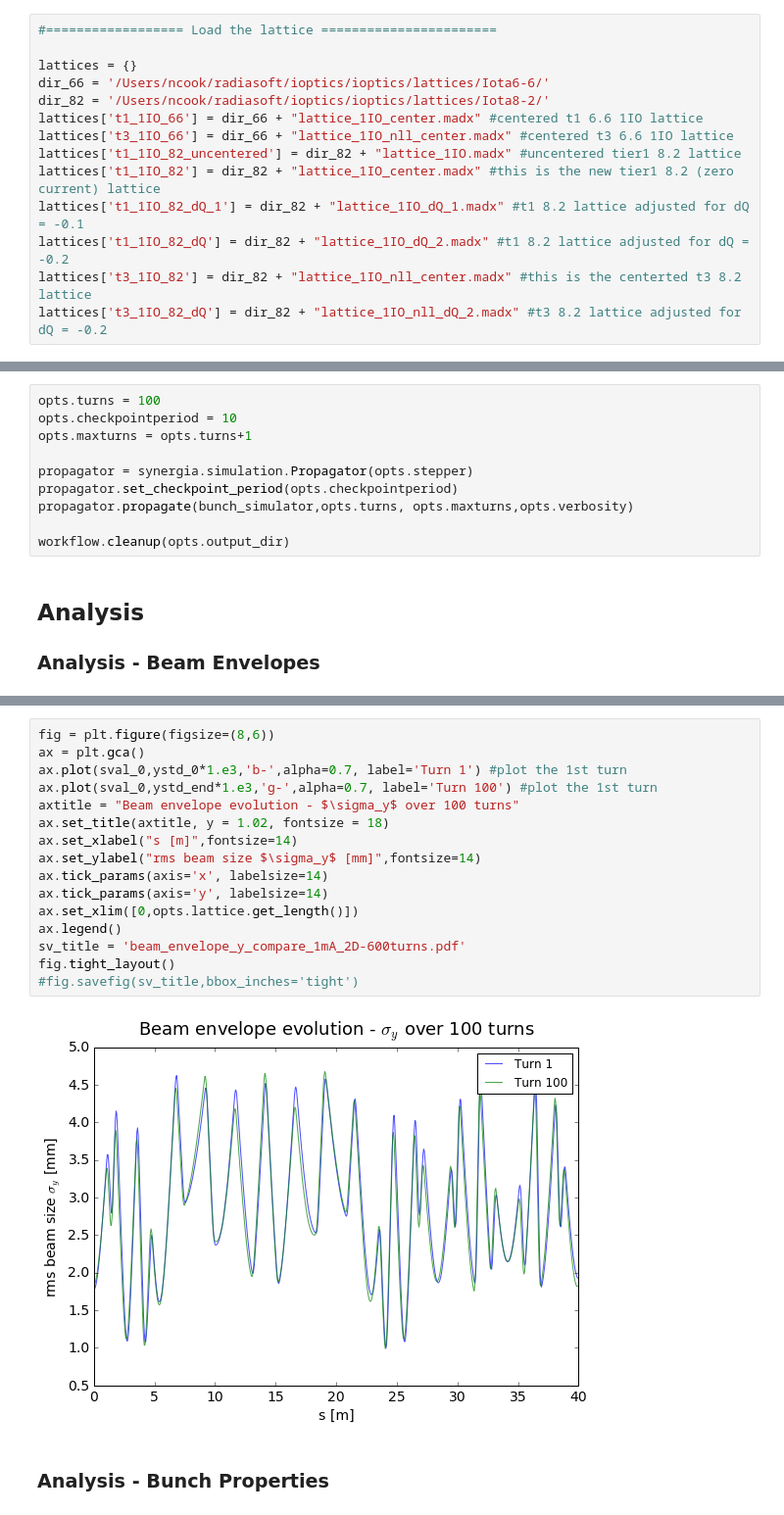
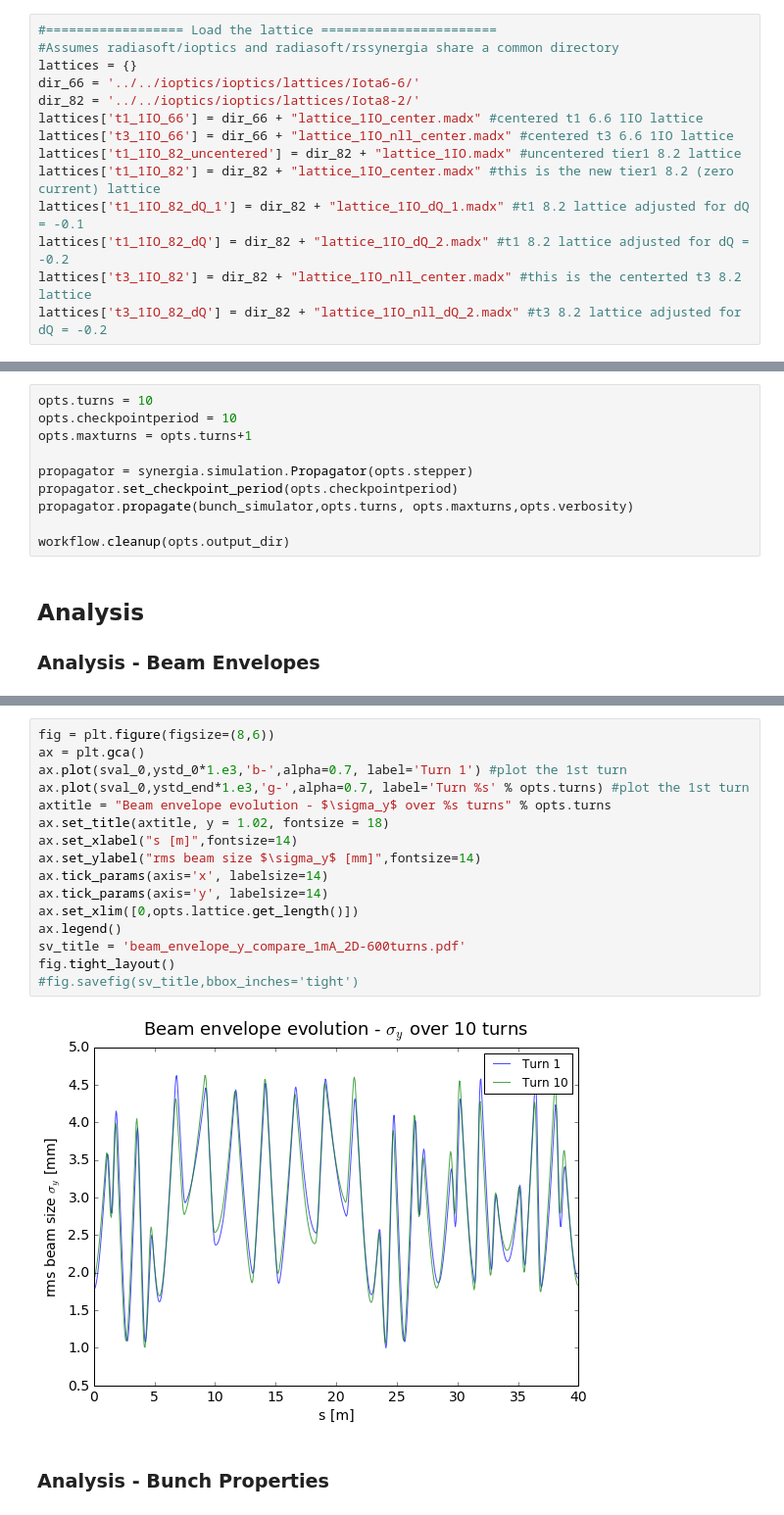
Before and after one commit to radiasoft/rssynergia, a Jupyter notebook: examples/rssynergia-linear-8-2-IOTA-SC .ipynb, the cells around one changed output, grey strips where cells are left out. Shown: that part at 98% size. Saved outputs shown, nothing was run; the diff lists cells and outputs as text.

```diff
--- a/examples/rssynergia-linear-8-2-IOTA-SC .ipynb
+++ b/examples/rssynergia-linear-8-2-IOTA-SC .ipynb
@@ -88,10 +85,10 @@ else:
 my rank is 0
 # %%
 #================== Load the lattice =======================
-
+#Assumes radiasoft/ioptics and radiasoft/rssynergia share a common directory
 lattices = {}
-dir_66 = '/Users/ncook/radiasoft/ioptics/ioptics/lattices/Iota6-6/'
-dir_82 = '/Users/ncook/radiasoft/ioptics/ioptics/lattices/Iota8-2/'
+dir_66 = '../../ioptics/ioptics/lattices/Iota6-6/'
+dir_82 = '../../ioptics/ioptics/lattices/Iota8-2/'
 lattices['t1_1IO_66'] = dir_66 + "lattice_1IO_center.madx" #centered t1 6.6 1IO lattice
 lattices['t3_1IO_66'] = dir_66 + "lattice_1IO_nll_center.madx" #centered t3 6.6 1IO lattice
 lattices['t1_1IO_82_uncentered'] = dir_82 + "lattice_1IO.madx" #uncentered tier1 8.2 lattice
@@ -427,7 +427,7 @@ opts.turnsPerDiag = 1
 particlediag = synergia.bunch.Diagnostics_particles("particles.h5",0,0,opts.output_dir)
 bunch_simulator.add_per_turn(particlediag, opts.turnsPerDiag)
 # %%
-opts.turns = 100
+opts.turns = 10
 opts.checkpointperiod = 10
 opts.maxturns = opts.turns+1
 
@@ -486,21 +484,21 @@ fig.tight_layout()
 # %%
 fig = plt.figure(figsize=(8,6))
 ax = plt.gca()
 ax.plot(sval_0,ystd_0*1.e3,'b-',alpha=0.7, label='Turn 1') #plot the 1st turn
-ax.plot(sval_0,ystd_end*1.e3,'g-',alpha=0.7, label='Turn 100') #plot the 1st turn
-axtitle = "Beam envelope evolution - $\sigma_y$ over 100 turns"
+ax.plot(sval_0,ystd_end*1.e3,'g-',alpha=0.7, label='Turn %s' % opts.turns) #plot the 1st turn
+axtitle = "Beam envelope evolution - $\sigma_y$ over %s turns" % opts.turns
 ax.set_title(axtitle, y = 1.02, fontsize = 18)
 ax.set_xlabel("s [m]",fontsize=14)
 ax.set_ylabel("rms beam size $\sigma_y$ [mm]",fontsize=14)
 ax.tick_params(axis='x', labelsize=14)
 ax.tick_params(axis='y', labelsize=14)
 ax.set_xlim([0,opts.lattice.get_length()])
 ax.legend()
 sv_title = 'beam_envelope_y_compare_1mA_2D-600turns.pdf'
 fig.tight_layout()
 #fig.savefig(sv_title,bbox_inches='tight')
 # %% [output]
-[figure, old version]
+[figure, new version]
 # %% [markdown]
 ### Analysis - Bunch Properties
 # %%
```
Also changed, not shown: parts of 19 cells of this notebook.
